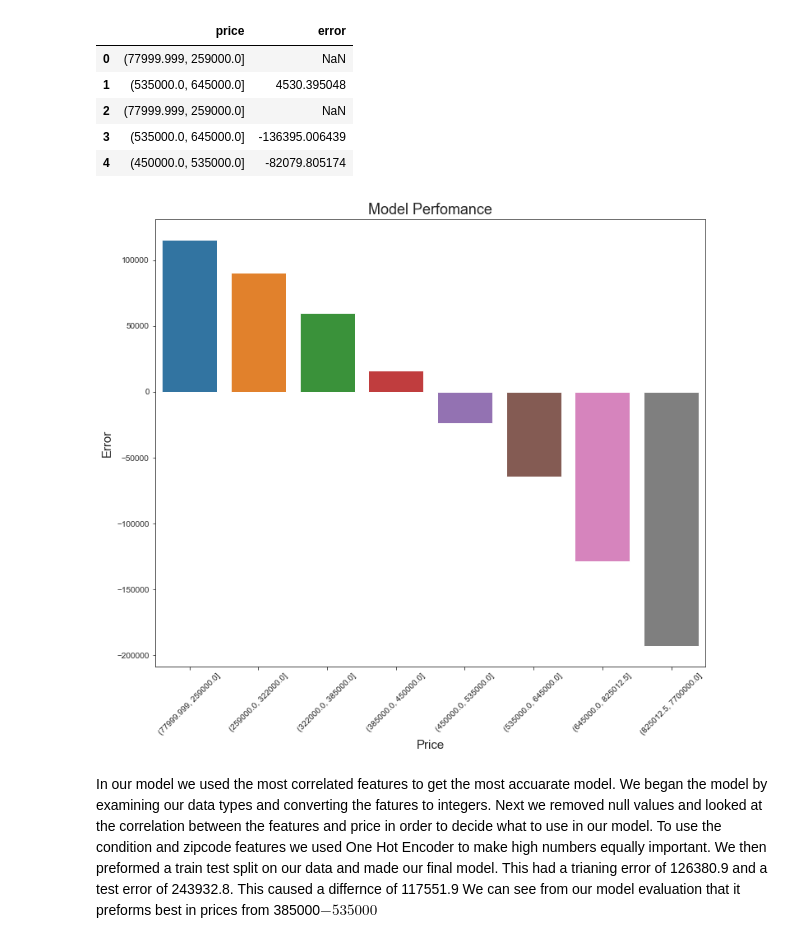
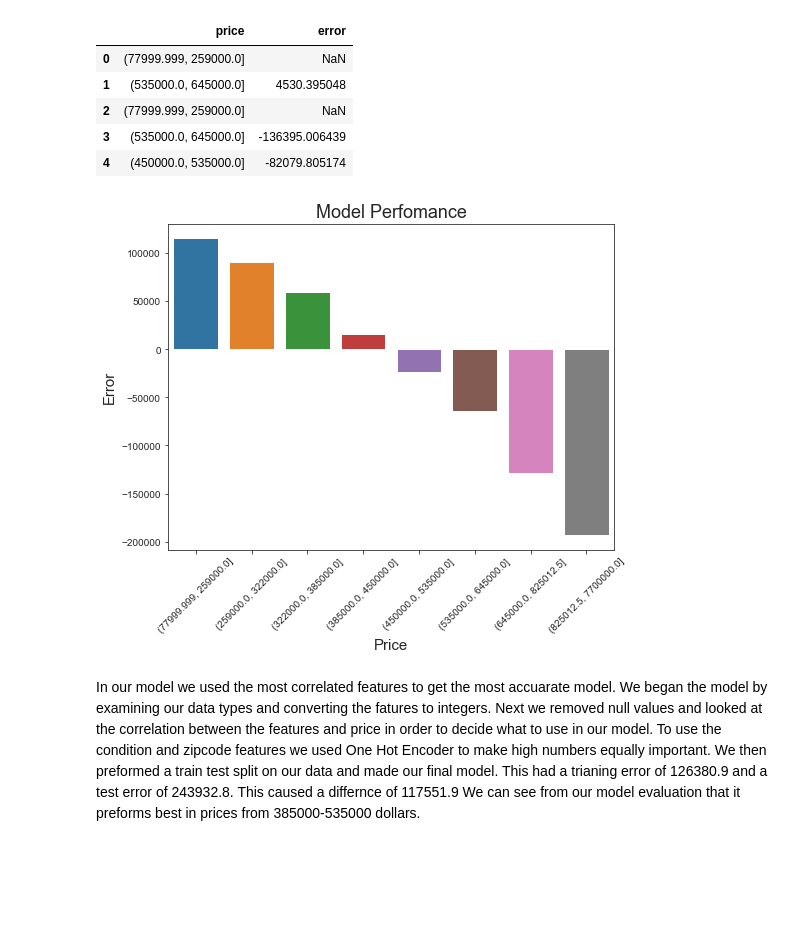
Before and after one commit to gkwarner/bsc-phase-two-project, a Jupyter notebook: notebooks/report.ipynb, the cells around one changed output. Drawn from its saved outputs; the diff is of its cells as text; code cells hidden in the pictures; blank space fills up the shorter version.

```diff
--- a/notebooks/report.ipynb
+++ b/notebooks/report.ipynb
@@ -327,15 +324,15 @@ binned_df.head()
 new_df = binned_df.groupby('price').mean()['error']
 new_df = pd.DataFrame(new_df).reset_index()
 # %%
-fig, ax = plt.subplots(figsize=(12,10))
+fig, ax = plt.subplots(figsize=(8,6))
 sns.barplot(x = 'price', y = 'error', data = new_df)
 plt.xticks(rotation=45)
 plt.xlabel('Price',fontsize = 15)
 plt.ylabel('Error',fontsize = 15)
 plt.title('Model Perfomance',fontsize = 18);
 # %% [output]
-[figure, old version]
+[figure, new version]
 # %% [markdown]
 In our model we used the most correlated features to get the most accuarate model.  We began the model by examining our data types and converting the fatures to integers.  Next we removed null values and looked at the correlation between the features and price in order to decide what to use in our model.  To use the condition and zipcode features we used One Hot Encoder to make high numbers equally important.  We then preformed a train test split on our data and made our final model.
 This had a trianing error of 126380.9 and a test error of 243932.8.  This caused a differnce of 117551.9
-We can see from our model evaluation that it preforms best in prices from 385000$-535000$
+We can see from our model evaluation that it preforms best in prices from 385000-535000 dollars.
```
Also changed, not shown: parts of 4 cells of this notebook, 8 other files.
